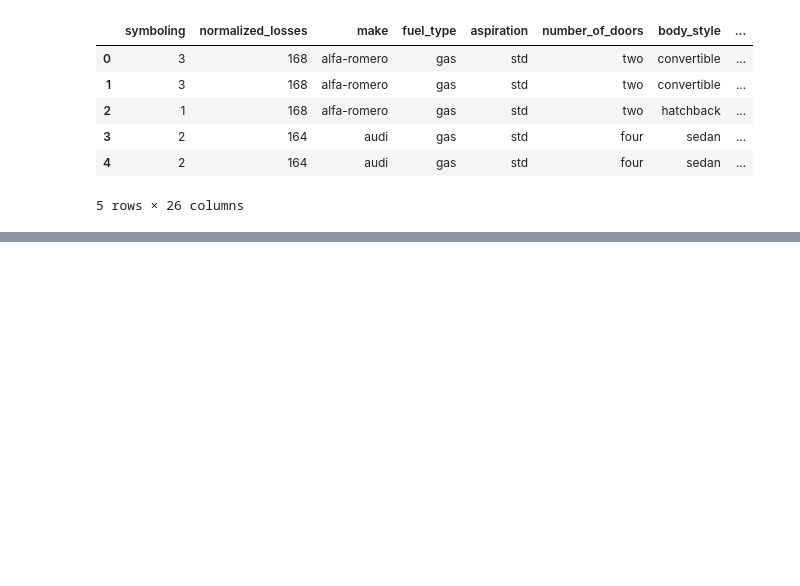
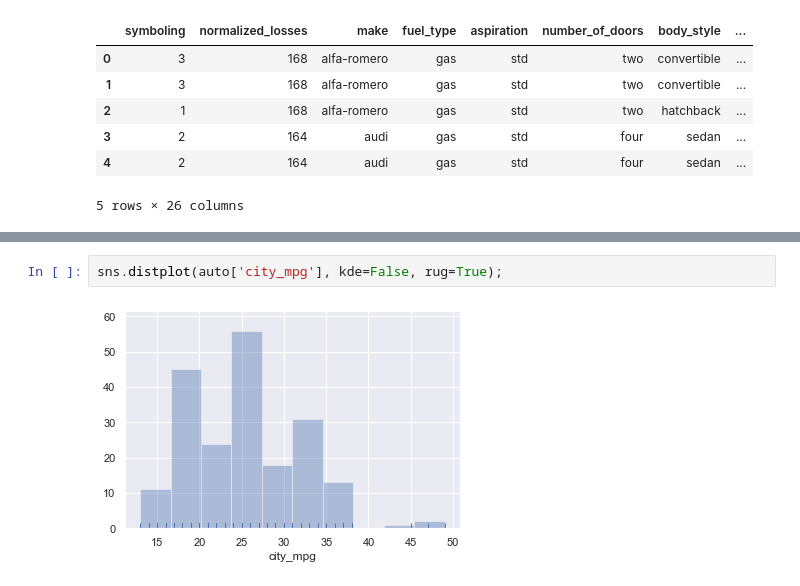
Before and after one commit to harshDesai244/Data_visualization_project, a Jupyter notebook: auto_mobile.ipynb, the cells around one changed output, grey strips where cells are left out. Saved outputs shown, nothing was run; the diff lists cells and outputs as text; blank space fills up the shorter version.

```diff
--- a/auto_mobile.ipynb
+++ b/auto_mobile.ipynb
@@ -15,0 +22,4 @@ auto.head()
+# %%
+sns.distplot(auto['city_mpg'], kde=False, rug=True);
+# %% [output]
+[figure, added]
```
Also changed, not shown: parts of 15 cells of this notebook, 2 other files.
